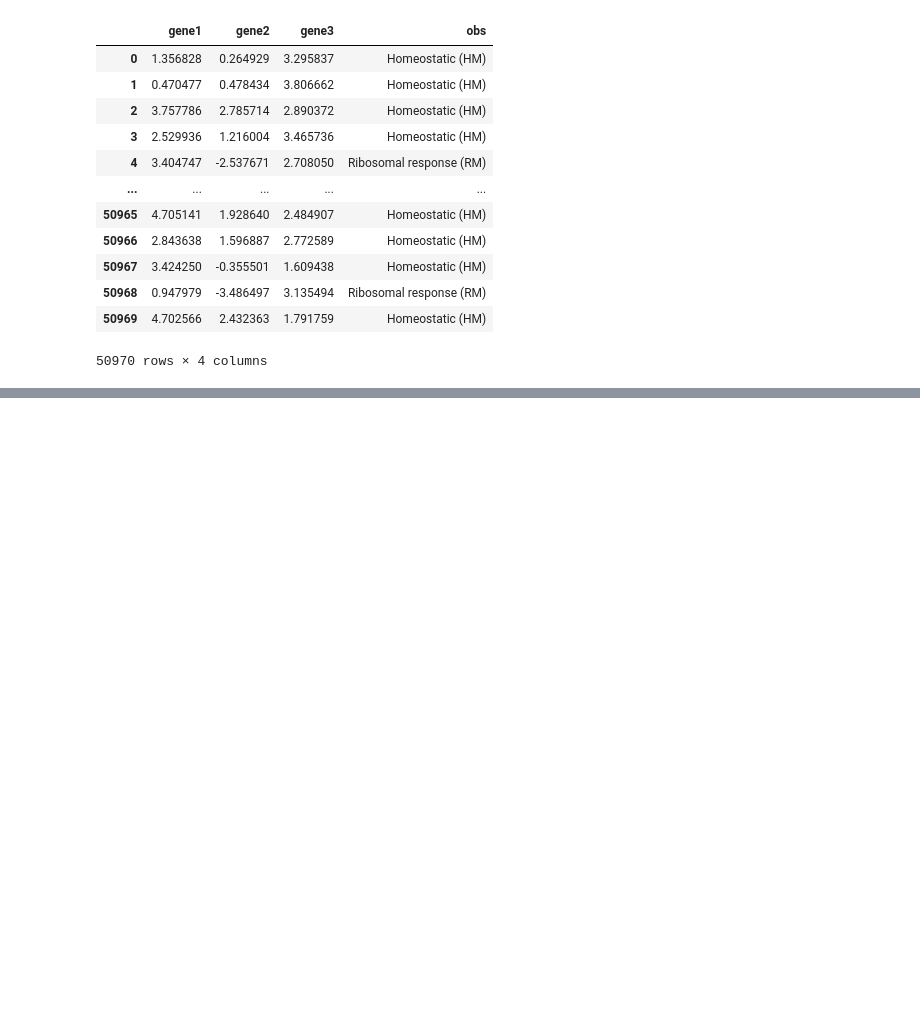
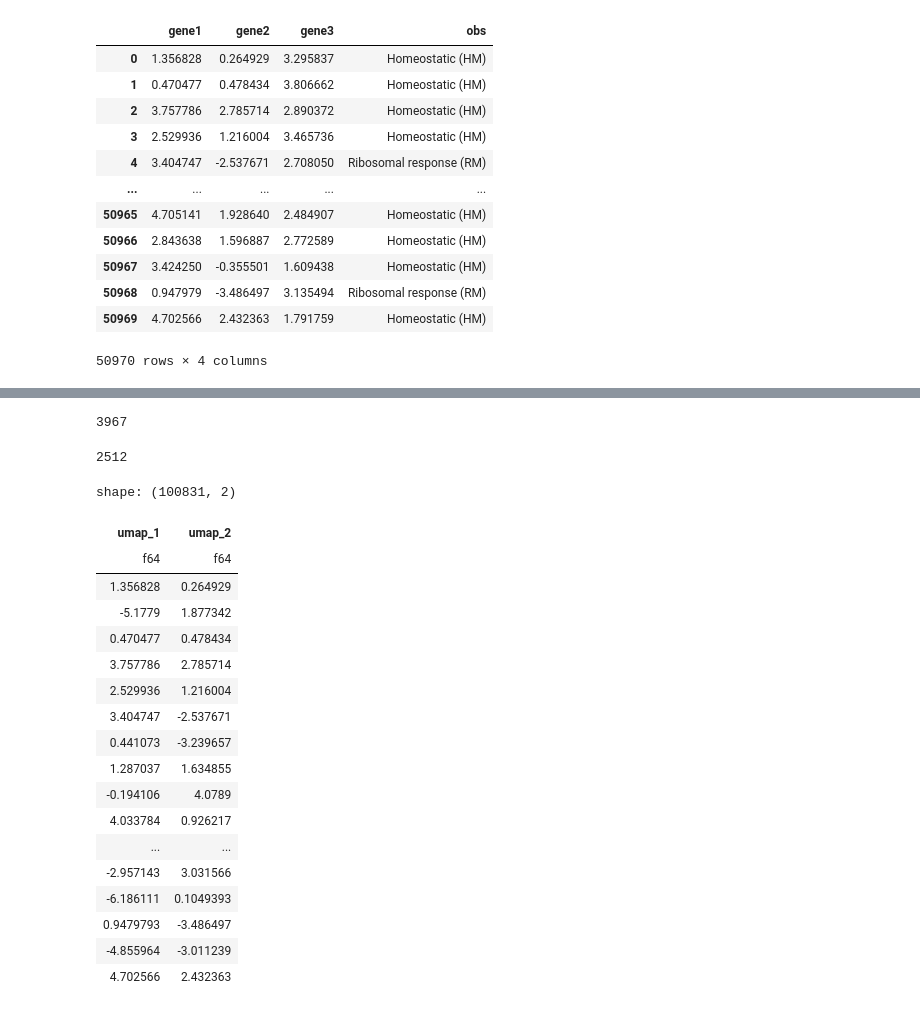
Before and after one commit to badslab/beehive, a Jupyter notebook: notebooks/scatterplot.ipynb, the cells around one changed output, grey strips where cells are left out. Saved outputs shown, nothing was run; the diff lists cells and outputs as text; code cells hidden in the pictures; blank space fills up the shorter version.

```diff
--- a/notebooks/scatterplot.ipynb
+++ b/notebooks/scatterplot.ipynb
@@ -247,0 +474,4 @@ pandas.core.frame.DataFrame
+# %%
+data["gene2"].max()
+# %% [output]
+3967
@@ -247,0 +503,30 @@ pandas.core.frame.DataFrame
+# %%
+q.max()
+# %% [output]
+2512
+# %%
+datadir = util.get_datadir("h5ad")
+dsid = "h.man2m.1.sct"
+rv = pl.read_parquet(datadir / f"{dsid}.obs.prq" , ["umap_1","umap_2"])
+rv.to_pandas()
+rv
+# %% [output]
+shape: (100831, 2)
+| umap_1 | umap_2 |
+| f64 | f64 |
+| 1.356828 | 0.264929 |
+| -5.1779 | 1.877342 |
+| 0.470477 | 0.478434 |
+| 3.757786 | 2.785714 |
+| 2.529936 | 1.216004 |
+| 3.404747 | -2.537671 |
+| 0.441073 | -3.239657 |
+| 1.287037 | 1.634855 |
+| -0.194106 | 4.0789 |
+| 4.033784 | 0.926217 |
+| ... | ... |
+| -2.957143 | 3.031566 |
+| -6.186111 | 0.1049393 |
+| 0.9479793 | -3.486497 |
+| -4.855964 | -3.011239 |
+| 4.702566 | 2.432363 |
```
Also changed, not shown: parts of 16 cells of this notebook.
